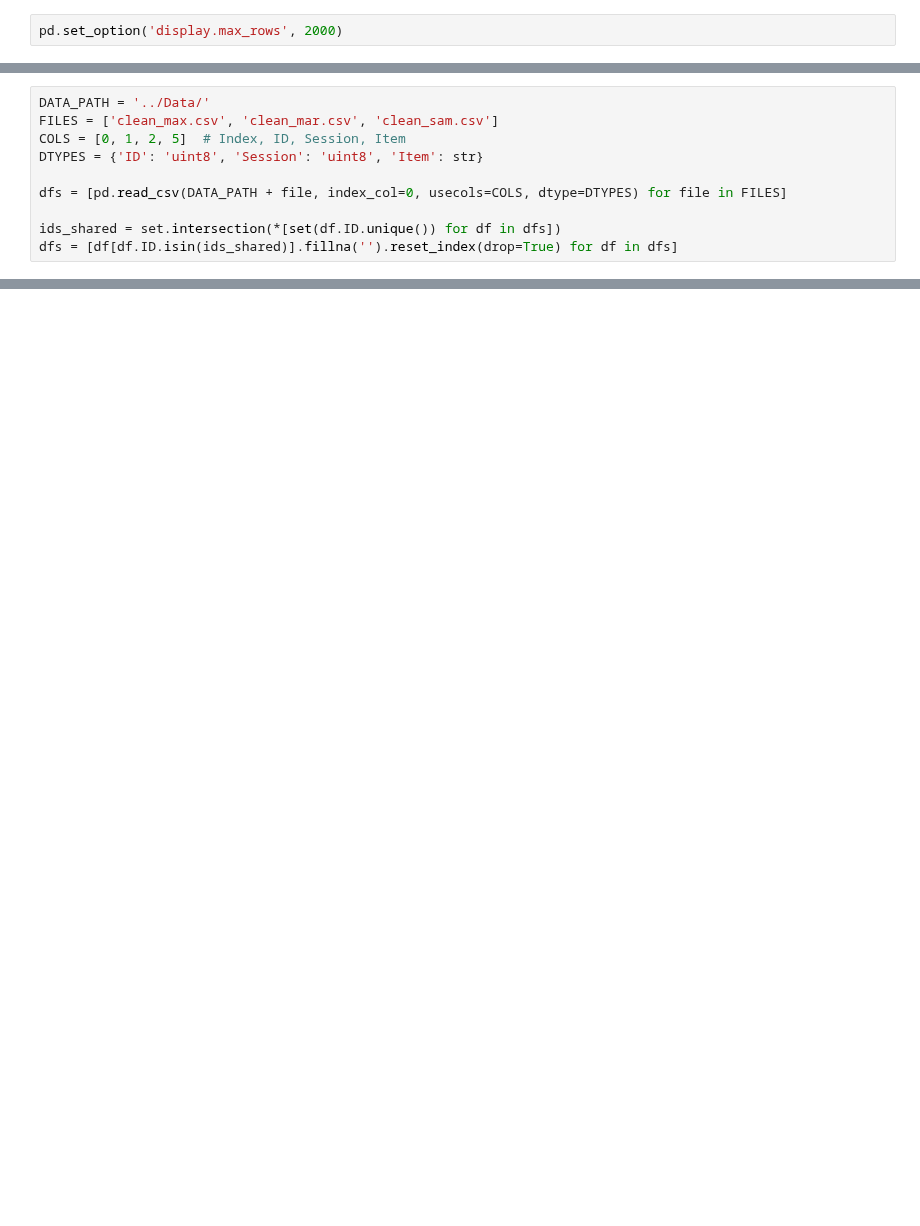
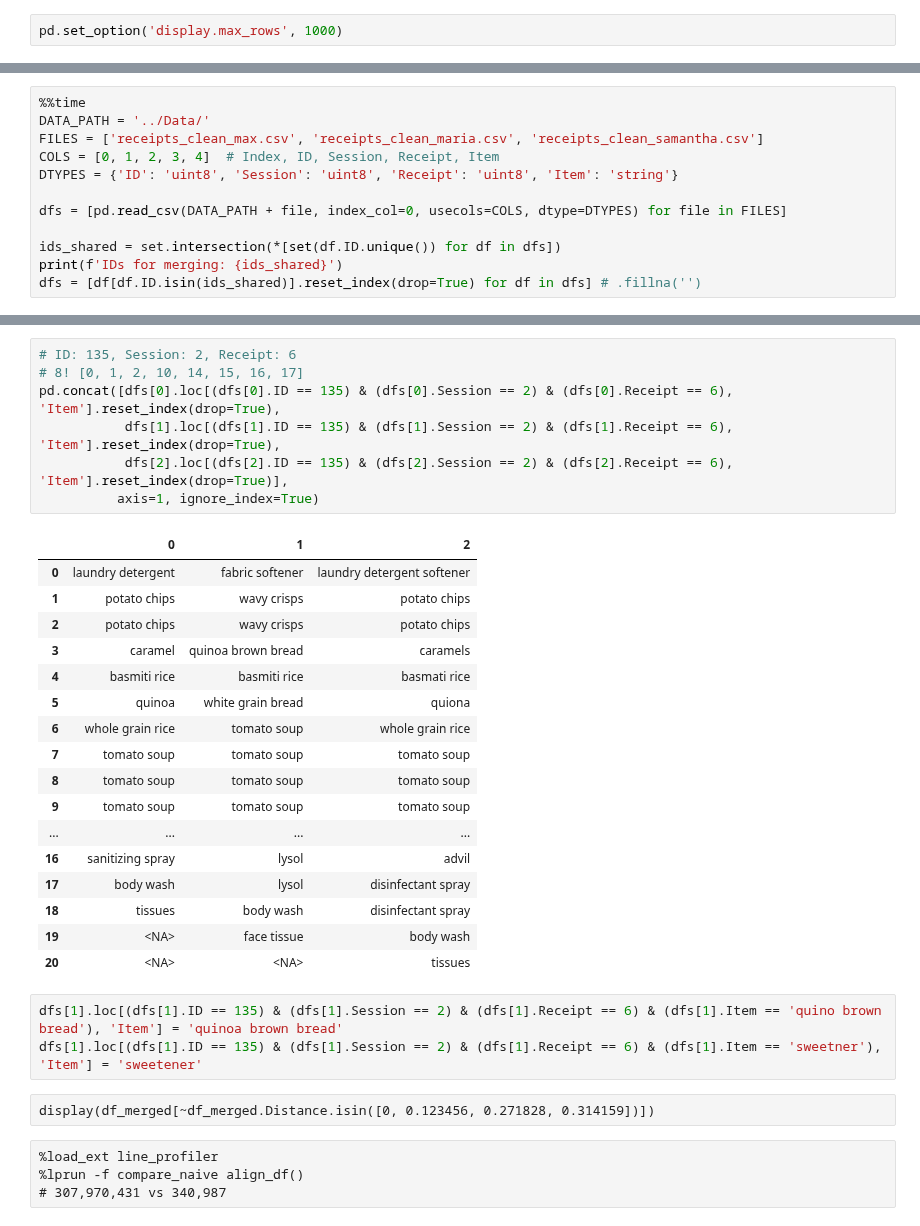
Before and after one commit to jjailer/grocery-receipt-data-cleaning, a Jupyter notebook: Scripts/merge.ipynb, the cells around one changed output, grey strips where cells are left out. Saved outputs shown, nothing was run; the diff lists cells and outputs as text; blank space fills up the shorter version.

```diff
--- a/Scripts/merge.ipynb
+++ b/Scripts/merge.ipynb
@@ -6,5 +7,5 @@ from tqdm.auto import tqdm
 
 import gensim.downloader as api
 # %%
-pd.set_option('display.max_rows', 2000)
+pd.set_option('display.max_rows', 1000)
 # %%
@@ -14,10 +18,12 @@ word_vectors = api.load("glove-wiki-gigaword-300")
 # %%
+%%time
 DATA_PATH = '../Data/'
-FILES = ['clean_max.csv', 'clean_mar.csv', 'clean_sam.csv']
-COLS = [0, 1, 2, 5]  # Index, ID, Session, Item
-DTYPES = {'ID': 'uint8', 'Session': 'uint8', 'Item': str}
+FILES = ['receipts_clean_max.csv', 'receipts_clean_maria.csv', 'receipts_clean_samantha.csv']
+COLS = [0, 1, 2, 3, 4]  # Index, ID, Session, Receipt, Item
+DTYPES = {'ID': 'uint8', 'Session': 'uint8', 'Receipt': 'uint8', 'Item': 'string'}
 
 dfs = [pd.read_csv(DATA_PATH + file, index_col=0, usecols=COLS, dtype=DTYPES) for file in FILES]
 
 ids_shared = set.intersection(*[set(df.ID.unique()) for df in dfs])
-dfs = [df[df.ID.isin(ids_shared)].fillna('').reset_index(drop=True) for df in dfs]
+print(f'IDs for merging: {ids_shared}')
+dfs = [df[df.ID.isin(ids_shared)].reset_index(drop=True) for df in dfs] # .fillna('')
@@ -388,0 +307,34 @@ print(word_vectors.wmdistance(item1, item2))
+# %%
+# ID: 135, Session: 2, Receipt: 6
+# 8! [0, 1, 2, 10, 14, 15, 16, 17]
+pd.concat([dfs[0].loc[(dfs[0].ID == 135) & (dfs[0].Session == 2) & (dfs[0].Receipt == 6), 'Item'].reset_index(drop=True),
+           dfs[1].loc[(dfs[1].ID == 135) & (dfs[1].Session == 2) & (dfs[1].Receipt == 6), 'Item'].reset_index(drop=True),
+           dfs[2].loc[(dfs[2].ID == 135) & (dfs[2].Session == 2) & (dfs[2].Receipt == 6), 'Item'].reset_index(drop=True)],
+          axis=1, ignore_index=True)
+# %% [output]
+|  | 0 | 1 | 2 |
+| 0 | laundry detergent | fabric softener | laundry detergent softener |
+| 1 | potato chips | wavy crisps | potato chips |
+| 2 | potato chips | wavy crisps | potato chips |
+| 3 | caramel | quinoa brown bread | caramels |
+| 4 | basmiti rice | basmiti rice | basmati rice |
+| 5 | quinoa | white grain bread | quiona |
+| 6 | whole grain rice | tomato soup | whole grain rice |
+| 7 | tomato soup | tomato soup | tomato soup |
+| 8 | tomato soup | tomato soup | tomato soup |
+| 9 | tomato soup | tomato soup | tomato soup |
+| ... | ... | ... | ... |
+| 16 | sanitizing spray | lysol | advil |
+| 17 | body wash | lysol | disinfectant spray |
+| 18 | tissues | body wash | disinfectant spray |
+| 19 | <NA> | face tissue | body wash |
+| 20 | <NA> | <NA> | tissues |
+# %%
+dfs[1].loc[(dfs[1].ID == 135) & (dfs[1].Session == 2) & (dfs[1].Receipt == 6) & (dfs[1].Item == 'quino brown bread'), 'Item'] = 'quinoa brown bread'
+dfs[1].loc[(dfs[1].ID == 135) & (dfs[1].Session == 2) & (dfs[1].Receipt == 6) & (dfs[1].Item == 'sweetner'), 'Item'] = 'sweetener'
+# %% [raw]
+display(df_merged[~df_merged.Distance.isin([0, 0.123456, 0.271828, 0.314159])])
+# %% [raw]
+%load_ext line_profiler
+%lprun -f compare_naive align_df()
+# 307,970,431 vs 340,987
```
Also changed, not shown: parts of 21 cells of this notebook, 1 other file.
